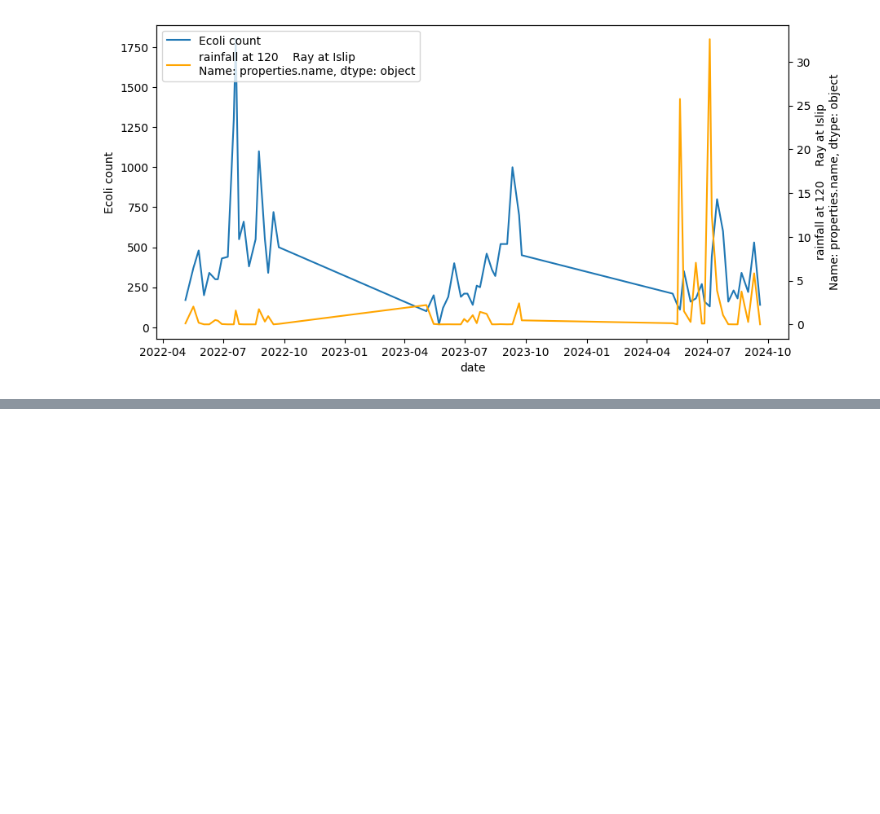
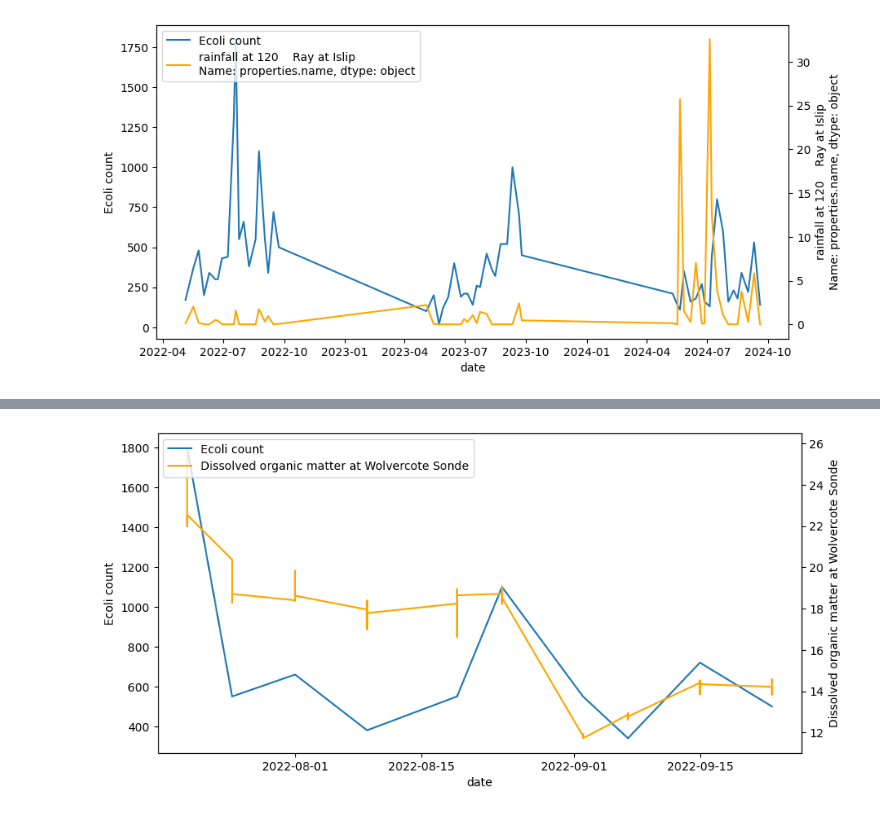
Before and after one commit to jeannielynnmoulton/swimming-safety-prediction, a Jupyter notebook: RainfallInvestigation.ipynb, the cells around one changed output, grey strips where cells are left out. Cells and saved outputs as stored; diff of their text form; code cells hidden in the pictures; blank space fills up the shorter version.

Commit message:
Trying out other determinands

```diff
--- a/RainfallInvestigation.ipynb
+++ b/RainfallInvestigation.ipynb
@@ -75,0 +83,3 @@ for site in sites_close_to_wolvercote:
+# %%
+# Other possible determinands
+determinands = app.get_determinands_as_pandas(display=True)
@@ -75,0 +104,11 @@ for site in sites_close_to_wolvercote:
+# %%
+# Might be interested in dissolved organic solids
+organic = determinands[determinands["name"]=="Fluorescent Dissolved Organic Matter (RFU)"]["datasets"]
+# yields dataset: ea_wq_sonde, determinand: fdom
+# use wolvercote site: E01612A
+df_organic_sonde_wolvercote = app.get_timeseries_for_dataset_site_determinand_as_pandas("E01612A", "ea_wq_sonde", "fdom", display=False)
+df_organic_sonde_wolvercote_resampled = convert_datetime_to_date_with_resampling(df_organic_sonde_wolvercote)
+merged = merge_on_date(wolvercote_ecoli_resampled, df_organic_sonde_wolvercote_resampled)
+plot_values_vs_date(merged, "date", 'escherichia coli count', "value", "date", "Ecoli count", "Dissolved organic matter at Wolvercote Sonde")
+# %% [output]
+[figure, added]
```
Also changed, not shown: parts of 5 cells of this notebook.
